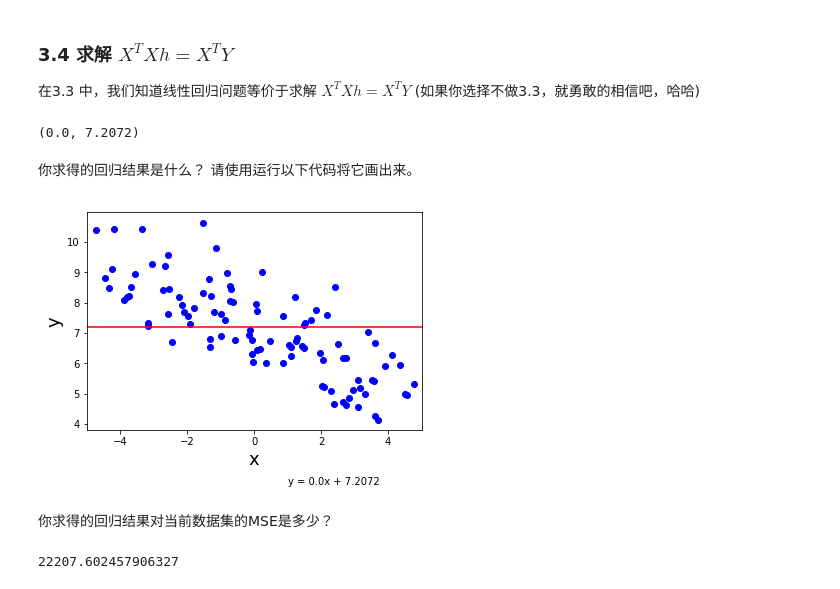
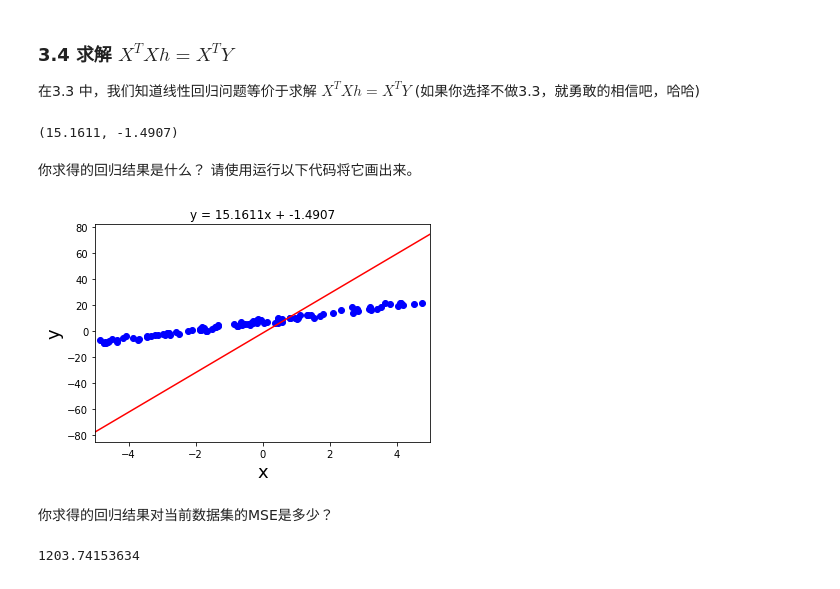
Before and after one commit to etangyushan/linear_algebra, a Jupyter notebook: linear_regression_project.ipynb, the cells around one changed output. Saved outputs shown, nothing was run; the diff lists cells and outputs as text; code cells hidden in the pictures.

```diff
--- a/linear_regression_project.ipynb
+++ b/linear_regression_project.ipynb
@@ -305,7 +331,7 @@ $...$
 # %%
 # 不要修改这里！
-A = generateMatrix(4,seed,singular=True)
-b = np.ones(shape=(4,1)) # it doesn't matter
-Ab = augmentMatrix(A.tolist(),b.tolist()) # please make sure you already correct implement augmentMatrix
-printInMatrixFormat(Ab,padding=4,truncating=0)
+A = generateMatrix(3,seed,singular=True)
+b = np.ones(shape=(3,1),dtype=int)
+Ab = augmentMatrix(A.tolist(),b.tolist()) # 请确保你的增广矩阵已经写好了
+printInMatrixFormat(Ab,padding=3,truncating=0)
 # %% [output]
@@ -502,13 +510,13 @@ plt.show()
 ### 3.2.1 猜测一条直线
 # %%
 #TODO 请选择最适合的直线 y = mx + b
-m = 1.0
-b = 12.0
+m1 = 3.0
+b1 = 7.0
 
 # 不要修改这里！
 plt.xlim((-5,5))
 x_vals = plt.axes().get_xlim()
-y_vals = [m*x+b for x in x_vals]
+y_vals = [m1*x+b1 for x in x_vals]
 plt.plot(x_vals, y_vals, '-', color='r')
 
 plt.xlabel('x',fontsize=18)
@@ -658,8 +666,8 @@ TODO 证明:
 # %%
 # TODO 实现线性回归
 '''
-参数：X, Y
-返回：m，b
+参数：X, Y 存储着一一对应的横坐标与纵坐标的两个一维数组
+返回：m，b 浮点数
 '''
 def linearRegression(X,Y):
     X = [[x,1] for x in X]
@@ -676,30 +684,32 @@ def linearRegression(X,Y):
     ret = gj_Solve(A, b)
     return ret[0][0],ret[1][0]
 
-m,b = linearRegression(X,Y)
-print(m,b)
+m2,b2 = linearRegression(X,Y)
+assert isinstance(m2,float),"m is not a float"
+assert isinstance(b2,float),"b is not a float"
+print(m2,b2)
 # %% [output]
-(0.0, 7.2072)
+(15.1611, -1.4907)
 # %% [markdown]
 你求得的回归结果是什么？
 请使用运行以下代码将它画出来。
 # %%
 # 请不要修改下面的代码
 x1,x2 = -5,5
-y1,y2 = x1*m+b, x2*m+b
+y1,y2 = x1*m2+b2, x2*m2+b2
 
 plt.xlim((-5,5))
 plt.xlabel('x',fontsize=18)
 plt.ylabel('y',fontsize=18)
 plt.scatter(X,Y,c='b')
 plt.plot((x1,x2),(y1,y2),'r')
-plt.text(1,2,'y = {m}x + {b}'.format(m=m,b=b))
+plt.title('y = {m:.4f}x + {b:.4f}'.format(m=m2,b=b2))
 plt.show()
 # %% [output]
-[figure, old version]
+[figure, new version]
 # %% [markdown]
 你求得的回归结果对当前数据集的MSE是多少？
-# %%
-calculateMSE(X,Y,m,b)
-# %% [output]
-22207.602457906327
+# %%
+print(calculateMSE(X,Y,m2,b2))
+# %% [output]
+1203.74153634
```
Also changed, not shown: parts of 21 cells of this notebook, 5 other files.
